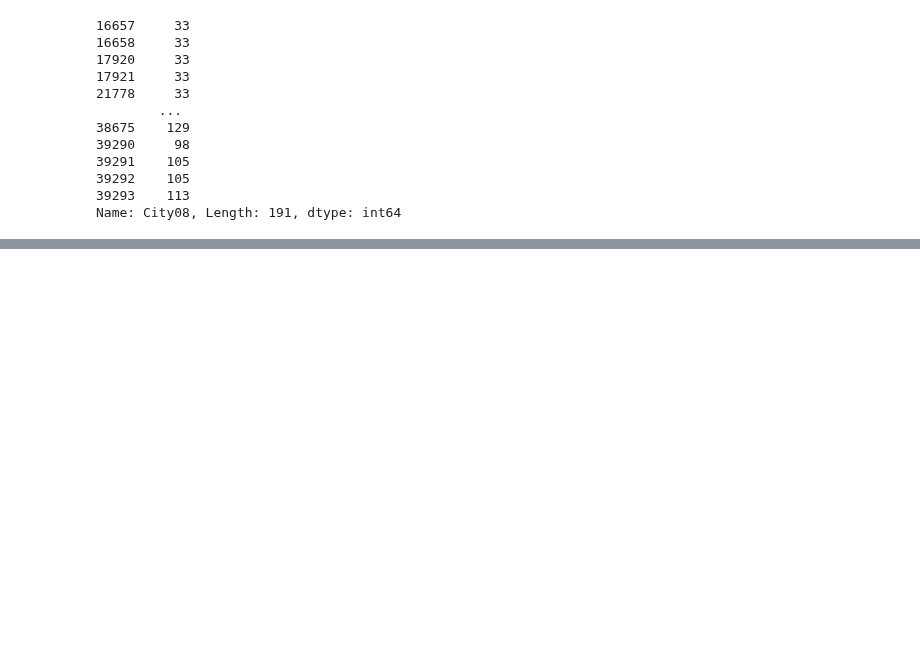
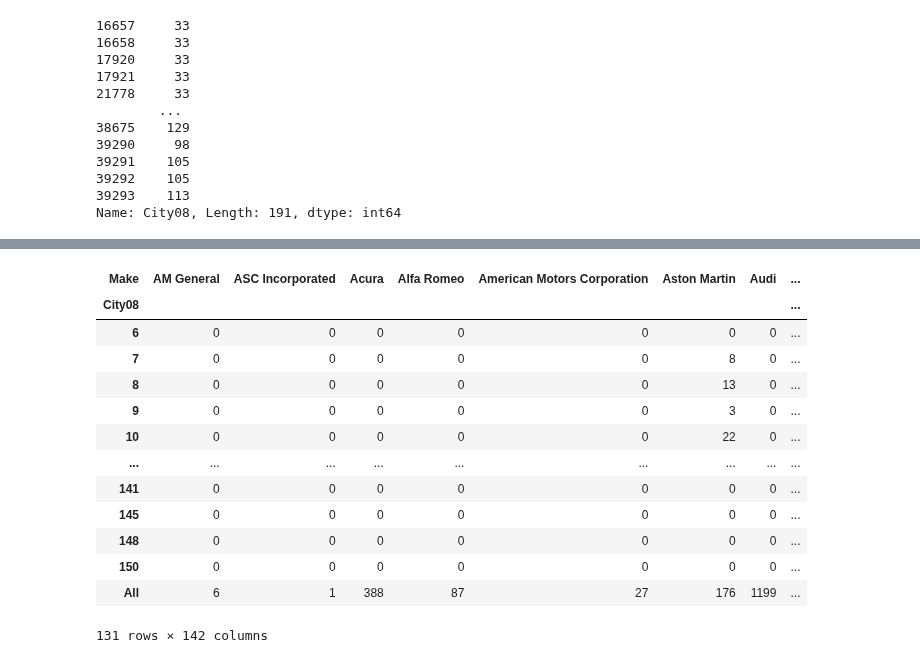
Before and after one commit to Ahmed-ui94/web_programming, a Jupyter notebook: pandas1/pandas.ipynb, the cells around one changed output, grey strips where cells are left out. Drawn from its saved outputs; the diff is of its cells as text; code cells hidden in the pictures; blank space fills up the shorter version.

```diff
--- a/pandas1/pandas.ipynb
+++ b/pandas1/pandas.ipynb
@@ -3171,0 +3235,17 @@ import pandas
+# %%
+pd.crosstab(index=auto.City08, columns=auto.Make, margins=True)
+# %% [output]
+| Make | AM General | ASC Incorporated | Acura | Alfa Romeo | American Motors Corporation | Aston Martin | Audi | ... |
+| City08 |  |  |  |  |  |  |  | ... |
+| 6 | 0 | 0 | 0 | 0 | 0 | 0 | 0 | ... |
+| 7 | 0 | 0 | 0 | 0 | 0 | 8 | 0 | ... |
+| 8 | 0 | 0 | 0 | 0 | 0 | 13 | 0 | ... |
+| 9 | 0 | 0 | 0 | 0 | 0 | 3 | 0 | ... |
+| 10 | 0 | 0 | 0 | 0 | 0 | 22 | 0 | ... |
+| ... | ... | ... | ... | ... | ... | ... | ... | ... |
+| 141 | 0 | 0 | 0 | 0 | 0 | 0 | 0 | ... |
+| 145 | 0 | 0 | 0 | 0 | 0 | 0 | 0 | ... |
+| 148 | 0 | 0 | 0 | 0 | 0 | 0 | 0 | ... |
+| 150 | 0 | 0 | 0 | 0 | 0 | 0 | 0 | ... |
+| All | 6 | 1 | 388 | 87 | 27 | 176 | 1199 | ... |
+131 rows × 142 columns
```
Also changed, not shown: parts of 13 cells of this notebook, 6 other files.
